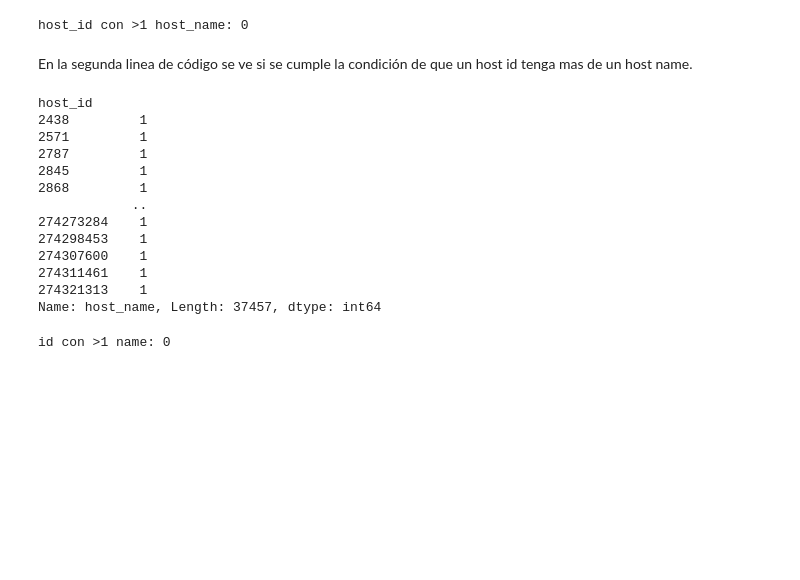
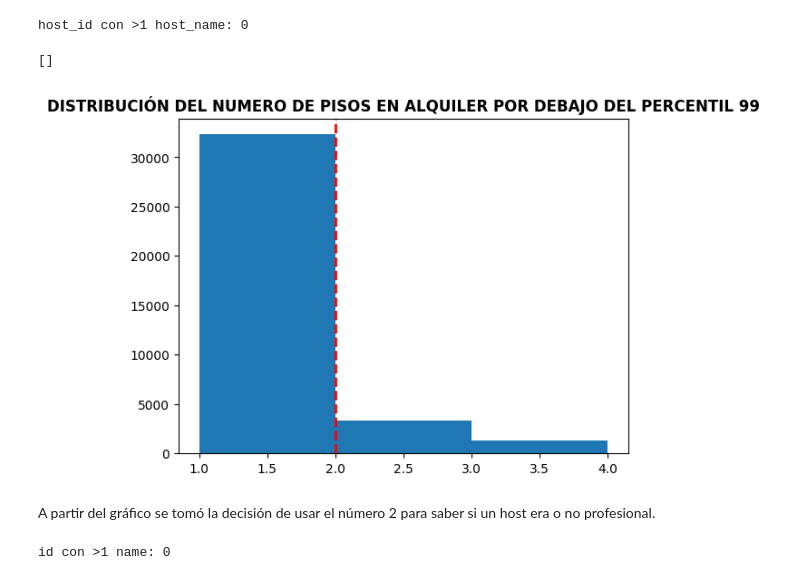
Before and after one commit to 4GeeksAcademy/steven10015-intro-ml, a Jupyter notebook: src/00-eda.ipynb, the cells around one changed output. Saved outputs shown, nothing was run; the diff lists cells and outputs as text; code cells hidden in the pictures; blank space fills up the shorter version.

```diff
--- a/src/00-eda.ipynb
+++ b/src/00-eda.ipynb
@@ -131,22 +173,15 @@ host_name_por_id = df.groupby('host_id')['host_name'].nunique()
 print("host_id con >1 host_name:", (host_name_por_id > 1).sum())
 # %% [output]
 host_id con >1 host_name: 0
-# %% [markdown]
-En la segunda linea de código se ve si se cumple la condición de que un host id tenga mas de un host name.
-# %%
-df.groupby('host_id')['host_name'].nunique() #Visualiza
-# %% [output]
-host_id
-2438         1
-2571         1
-2787         1
-2845         1
-2868         1
-            ..
-274273284    1
-274298453    1
-274307600    1
-274311461    1
-274321313    1
-Name: host_name, Length: 37457, dtype: int64
+# %%
+pisos=df["host_id"].value_counts() # Se cuenta el nº de anuncios por host_id
+plt.hist(pisos[pisos<pisos.quantile(0.99)].astype("int"), bins="auto") #Nº de anuncios por debajo del percentil
+plt.axvline(2, color='red', linestyle='--', linewidth=2)
+plt.title("Distribución del numero de pisos en alquiler por debajo del percentil 99".upper(), fontweight="bold")
+plt.plot()
+# %% [output]
+[]
+[figure, added]
+# %% [markdown]
+A partir del gráfico se tomó la decisión de usar el número 2 para saber si un host era o no profesional.
 # %%
```
Also changed, not shown: parts of 114 cells of this notebook, 4 other files.
